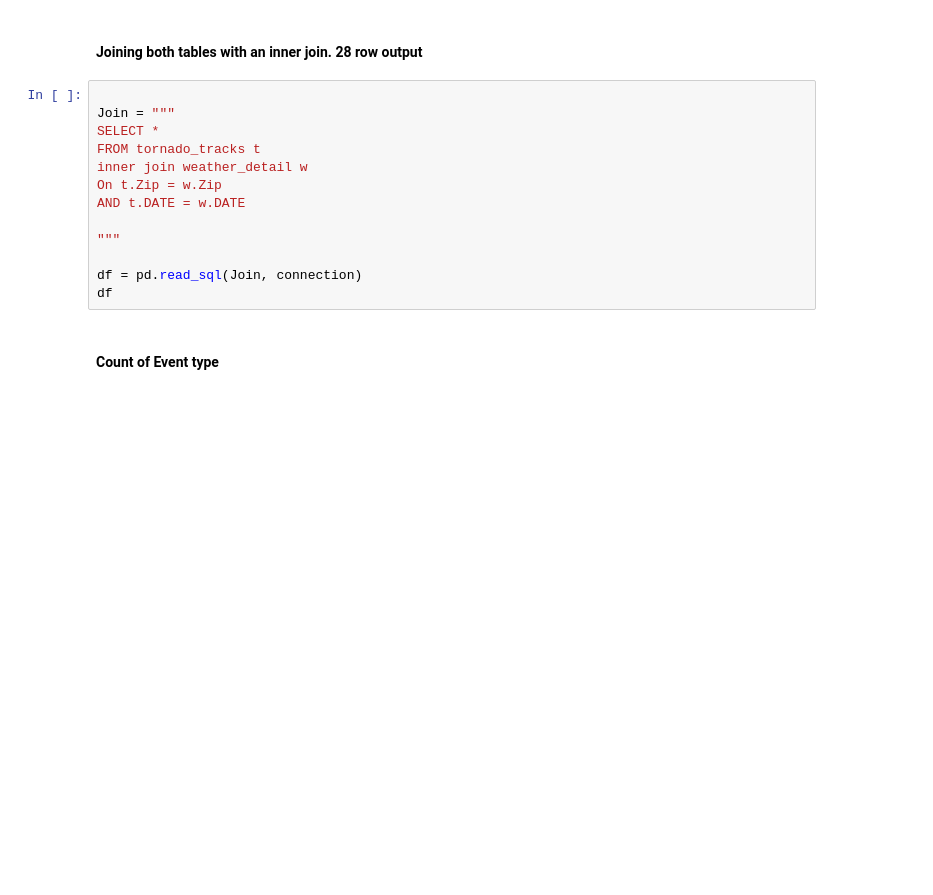
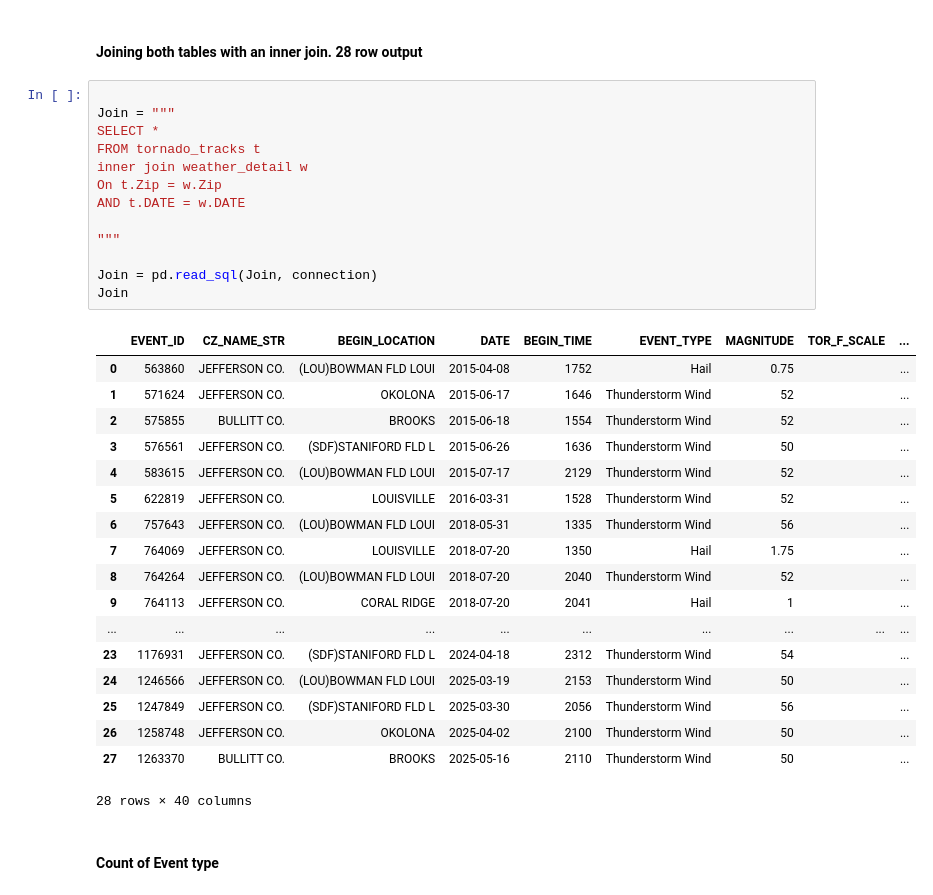
Before and after one commit to eugeniaduke/Is_Tornado_Activity_Increasing, a Jupyter notebook: Notebooks/Tornado_Tracks_Database.ipynb, the cells around one changed output. Saved outputs shown, nothing was run; the diff lists cells and outputs as text; blank space fills up the shorter version.

```diff
--- a/Notebooks/Tornado_Tracks_Database.ipynb
+++ b/Notebooks/Tornado_Tracks_Database.ipynb
@@ -41,16 +53,35 @@ pd.read_sql("SELECT * FROM tornado_tracks ;", connection)
 # %%
 
 Join = """
 SELECT *
 FROM tornado_tracks t
 inner join weather_detail w
 On t.Zip = w.Zip
 AND t.DATE = w.DATE
 
 """
 
-df = pd.read_sql(Join, connection)
-df
+Join = pd.read_sql(Join, connection)
+Join
+# %% [output]
+|  | EVENT_ID | CZ_NAME_STR | BEGIN_LOCATION | DATE | BEGIN_TIME | EVENT_TYPE | MAGNITUDE | TOR_F_SCALE | ... |
+| 0 | 563860 | JEFFERSON CO. | (LOU)BOWMAN FLD LOUI | 2015-04-08 | 1752 | Hail | 0.75 |  | ... |
+| 1 | 571624 | JEFFERSON CO. | OKOLONA | 2015-06-17 | 1646 | Thunderstorm Wind | 52 |  | ... |
+| 2 | 575855 | BULLITT CO. | BROOKS | 2015-06-18 | 1554 | Thunderstorm Wind | 52 |  | ... |
+| 3 | 576561 | JEFFERSON CO. | (SDF)STANIFORD FLD L | 2015-06-26 | 1636 | Thunderstorm Wind | 50 |  | ... |
+| 4 | 583615 | JEFFERSON CO. | (LOU)BOWMAN FLD LOUI | 2015-07-17 | 2129 | Thunderstorm Wind | 52 |  | ... |
+| 5 | 622819 | JEFFERSON CO. | LOUISVILLE | 2016-03-31 | 1528 | Thunderstorm Wind | 52 |  | ... |
+| 6 | 757643 | JEFFERSON CO. | (LOU)BOWMAN FLD LOUI | 2018-05-31 | 1335 | Thunderstorm Wind | 56 |  | ... |
+| 7 | 764069 | JEFFERSON CO. | LOUISVILLE | 2018-07-20 | 1350 | Hail | 1.75 |  | ... |
+| 8 | 764264 | JEFFERSON CO. | (LOU)BOWMAN FLD LOUI | 2018-07-20 | 2040 | Thunderstorm Wind | 52 |  | ... |
+| 9 | 764113 | JEFFERSON CO. | CORAL RIDGE | 2018-07-20 | 2041 | Hail | 1 |  | ... |
+| ... | ... | ... | ... | ... | ... | ... | ... | ... | ... |
+| 23 | 1176931 | JEFFERSON CO. | (SDF)STANIFORD FLD L | 2024-04-18 | 2312 | Thunderstorm Wind | 54 |  | ... |
+| 24 | 1246566 | JEFFERSON CO. | (LOU)BOWMAN FLD LOUI | 2025-03-19 | 2153 | Thunderstorm Wind | 50 |  | ... |
+| 25 | 1247849 | JEFFERSON CO. | (SDF)STANIFORD FLD L | 2025-03-30 | 2056 | Thunderstorm Wind | 56 |  | ... |
+| 26 | 1258748 | JEFFERSON CO. | OKOLONA | 2025-04-02 | 2100 | Thunderstorm Wind | 50 |  | ... |
+| 27 | 1263370 | BULLITT CO. | BROOKS | 2025-05-16 | 2110 | Thunderstorm Wind | 50 |  | ... |
+28 rows × 40 columns
 # %% [markdown]
 #### Count of Event type
 # %%
```
Also changed, not shown: parts of 5 cells of this notebook, 5 other files.
